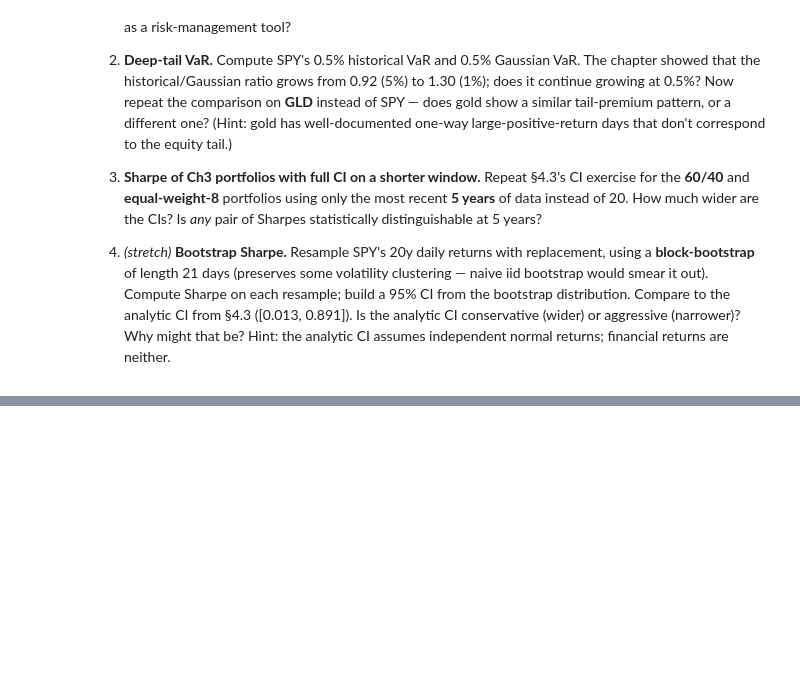
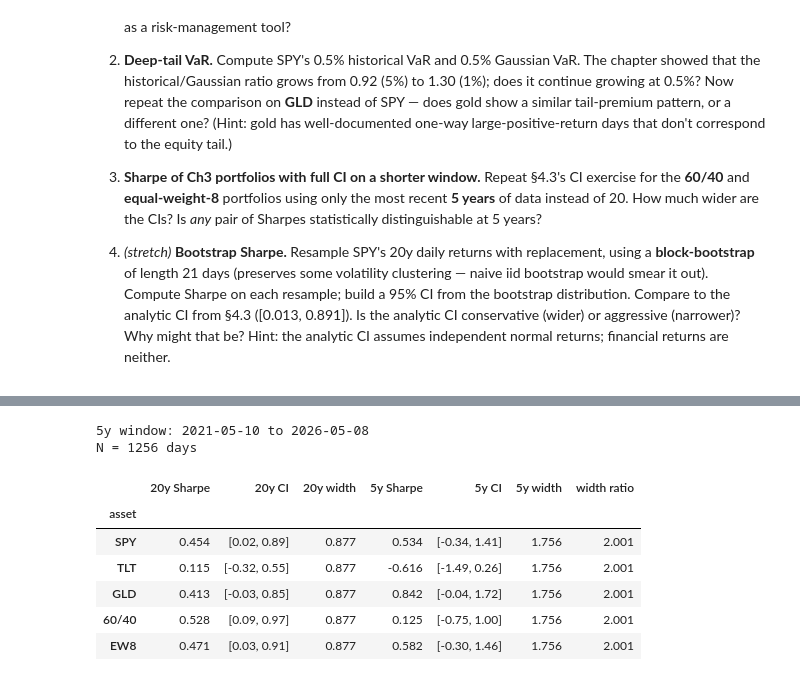
Before and after one commit to MichaelHelmers/quantitative-analysis, a Jupyter notebook: 05-risk-metrics/lesson_merged.ipynb, the cells around one changed output, grey strips where cells are left out. Saved outputs shown, nothing was run; the diff lists cells and outputs as text; code cells hidden in the pictures; blank space fills up the shorter version.

```diff
--- a/05-risk-metrics/lesson_merged.ipynb
+++ b/05-risk-metrics/lesson_merged.ipynb
@@ -681,0 +803,37 @@ The connecting thread: every one of these metrics carries hidden information bey
+# %%
+# Exercise 3: Sharpe of Ch3 portfolios with full CI on a shorter window.
+# Repeat §4.5's CI exercise for the 60/40 and equal-weight-8 portfolios using only
+# the most recent 5 years of data instead of 20. How much wider are the CIs?
+# Is any pair of Sharpes statistically distinguishable at 5 years?
+
+cutoff = log_returns.index.max() - pd.DateOffset(years=5)
+recent_excess = excess.loc[cutoff:]
+
+print(f"5y window: {recent_excess.index.min().date()} to {recent_excess.index.max().date()}")
+print(f"N = {len(recent_excess)} days\n")
+
+rows = []
+for col in ["SPY", "TLT", "GLD", "60/40", "EW8"]:
+    ci_20y = sharpe_ci_simple(excess[col])
+    ci_5y  = sharpe_ci_simple(recent_excess[col])
+    rows.append({
+        "asset":         col,
+        "20y Sharpe":    ci_20y["point"],
+        "20y CI":        f"[{ci_20y['lower']:.2f}, {ci_20y['upper']:.2f}]",
+        "20y width":     ci_20y["upper"] - ci_20y["lower"],
+        "5y Sharpe":     ci_5y["point"],
+        "5y CI":         f"[{ci_5y['lower']:.2f}, {ci_5y['upper']:.2f}]",
+        "5y width":      ci_5y["upper"] - ci_5y["lower"],
+        "width ratio":   (ci_5y["upper"] - ci_5y["lower"]) / (ci_20y["upper"] - ci_20y["lower"]),
+    })
+pd.DataFrame(rows).set_index("asset").round(3)
+# %% [output]
+5y window: 2021-05-10 to 2026-05-08
+N = 1256 days
+|  | 20y Sharpe | 20y CI | 20y width | 5y Sharpe | 5y CI | 5y width | width ratio |
+| asset |  |  |  |  |  |  |  |
+| SPY | 0.454 | [0.02, 0.89] | 0.877 | 0.534 | [-0.34, 1.41] | 1.756 | 2.001 |
+| TLT | 0.115 | [-0.32, 0.55] | 0.877 | -0.616 | [-1.49, 0.26] | 1.756 | 2.001 |
+| GLD | 0.413 | [-0.03, 0.85] | 0.877 | 0.842 | [-0.04, 1.72] | 1.756 | 2.001 |
+| 60/40 | 0.528 | [0.09, 0.97] | 0.877 | 0.125 | [-0.75, 1.00] | 1.756 | 2.001 |
+| EW8 | 0.471 | [0.03, 0.91] | 0.877 | 0.582 | [-0.30, 1.46] | 1.756 | 2.001 |
```
Also changed, not shown: parts of 17 cells of this notebook, 1 other file.
